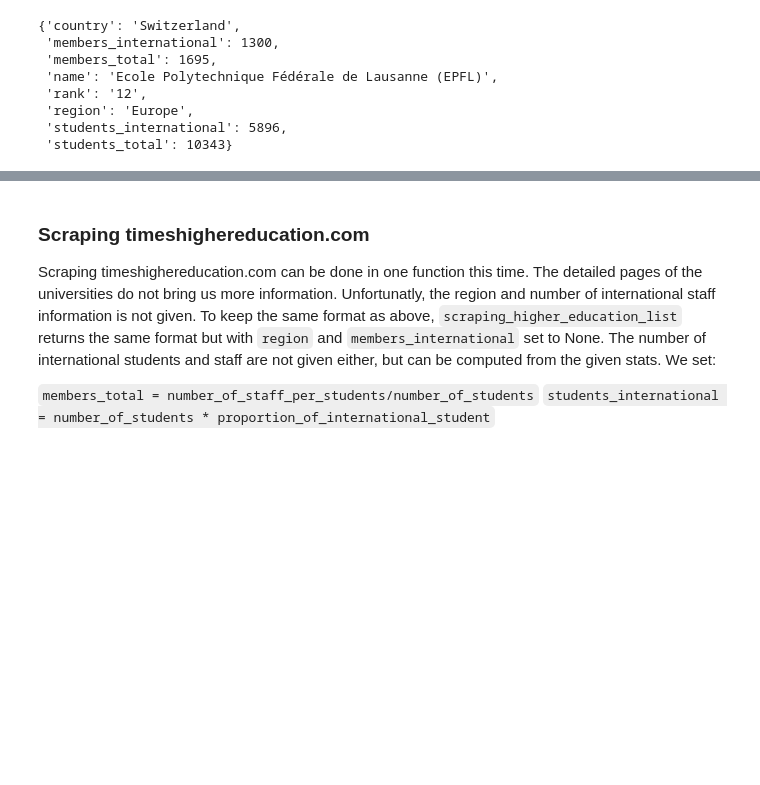
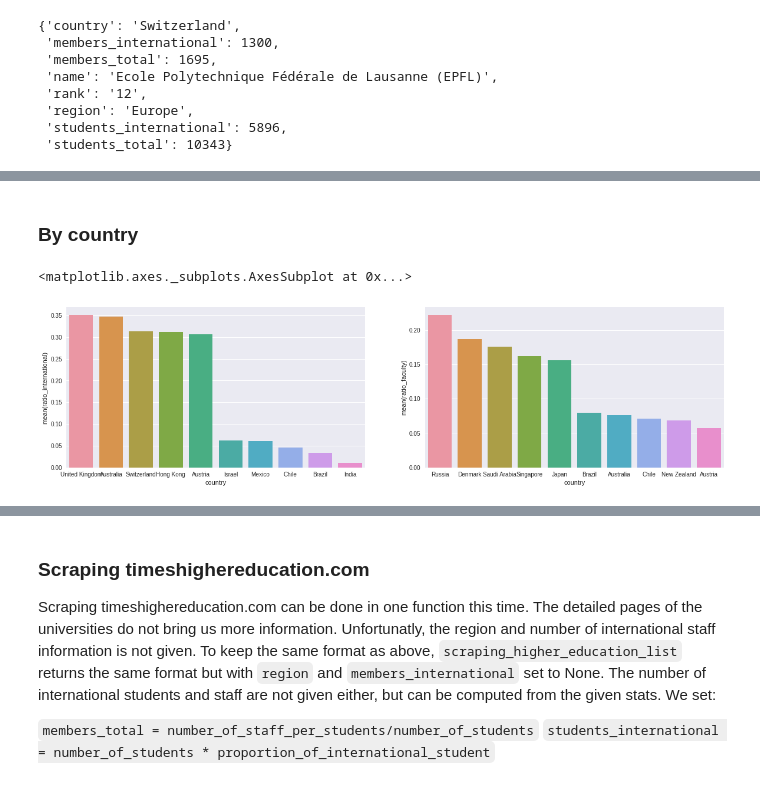
Before and after one commit to Polymere/ADA_Group, a Jupyter notebook: Homework/02 - Data from the Web/Scraping.ipynb, the cells around one changed output, grey strips where cells are left out. Saved outputs shown, nothing was run; the diff lists cells and outputs as text; code cells hidden in the pictures; blank space fills up the shorter version.

```diff
--- a/Homework/02 - Data from the Web/Scraping.ipynb
+++ b/Homework/02 - Data from the Web/Scraping.ipynb
@@ -127,0 +189,21 @@ df_top_university[np.isnan(df_top_university.members_international)]
+# %% [markdown]
+###  By country
+# %%
+ax1,ax2=setup_multiplot()
+
+grouped_country=df_top_university.groupby('country')
+top_int=grouped_country.ratio_international.mean().nlargest(n=5)
+bot_int=grouped_country.ratio_international.mean().nsmallest(n=5)
+bot_int=bot_int.sort_values(ascending=False)
+s=top_int.append(bot_int)
+
+sns.barplot(s.index, s, ax=ax1)
+
+top_fac=grouped_country.ratio_faculty.mean().nlargest(n=5)
+bot_fac=grouped_country.ratio_faculty.mean().nsmallest(n=5)
+bot_fac=bot_fac.sort_values(ascending=False)
+s=top_fac.append(bot_fac)
+sns.barplot(s.index, s, ax=ax2)
+# %% [output]
+<matplotlib.axes._subplots.AxesSubplot at 0x...>
+[figure, added]
```
Also changed, not shown: parts of 21 cells of this notebook.
